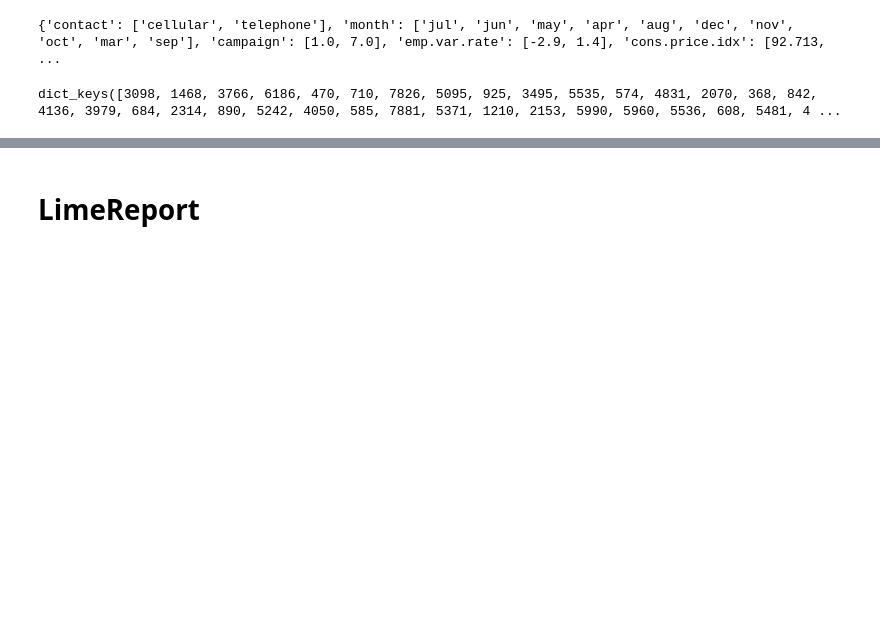
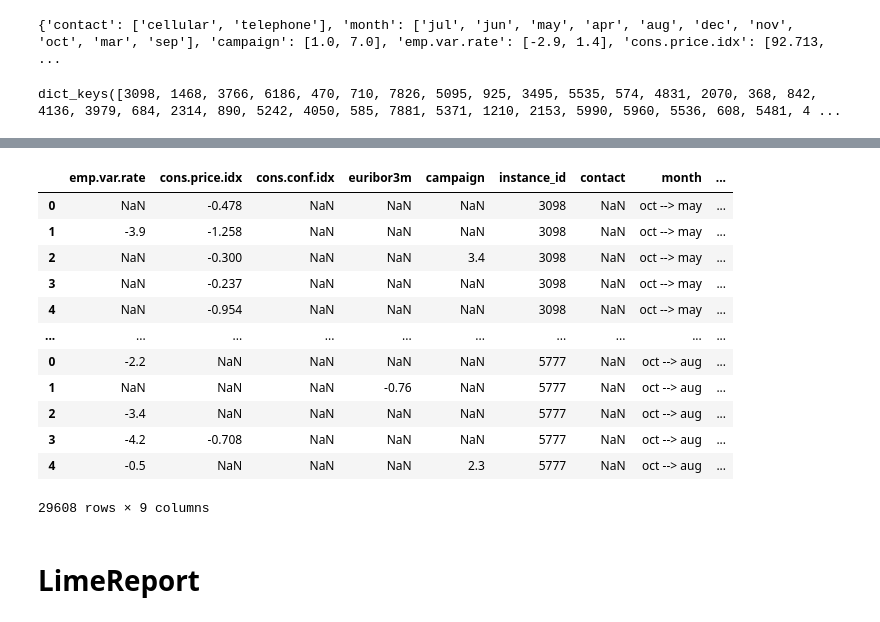
Before and after one commit to KseniaKingsep/interpretable-ml-risks, a Jupyter notebook: notebooks/1_1_BankMarketing.ipynb, the cells around one changed output, grey strips where cells are left out. Drawn from its saved outputs; the diff is of its cells as text; code cells hidden in the pictures; blank space fills up the shorter version.

```diff
--- a/notebooks/1_1_BankMarketing.ipynb
+++ b/notebooks/1_1_BankMarketing.ipynb
@@ -295,3 +298,19 @@ dice4.plot_diffs(16,8)
+# %%
+dice4.alldiffs
+# %% [output]
+|  | emp.var.rate | cons.price.idx | cons.conf.idx | euribor3m | campaign | instance_id | contact | month | ... |
+| 0 | NaN | -0.478 | NaN | NaN | NaN | 3098 | NaN | oct --> may | ... |
+| 1 | -3.9 | -1.258 | NaN | NaN | NaN | 3098 | NaN | oct --> may | ... |
+| 2 | NaN | -0.300 | NaN | NaN | 3.4 | 3098 | NaN | oct --> may | ... |
+| 3 | NaN | -0.237 | NaN | NaN | NaN | 3098 | NaN | oct --> may | ... |
+| 4 | NaN | -0.954 | NaN | NaN | NaN | 3098 | NaN | oct --> may | ... |
+| ... | ... | ... | ... | ... | ... | ... | ... | ... | ... |
+| 0 | -2.2 | NaN | NaN | NaN | NaN | 5777 | NaN | oct --> aug | ... |
+| 1 | NaN | NaN | NaN | -0.76 | NaN | 5777 | NaN | oct --> aug | ... |
+| 2 | -3.4 | NaN | NaN | NaN | NaN | 5777 | NaN | oct --> aug | ... |
+| 3 | -4.2 | -0.708 | NaN | NaN | NaN | 5777 | NaN | oct --> aug | ... |
+| 4 | -0.5 | NaN | NaN | NaN | 2.3 | 5777 | NaN | oct --> aug | ... |
+29608 rows × 9 columns
 # %% [markdown]
 # LimeReport
 # %%
```
Also changed, not shown: parts of 14 cells of this notebook, 2 other files.
